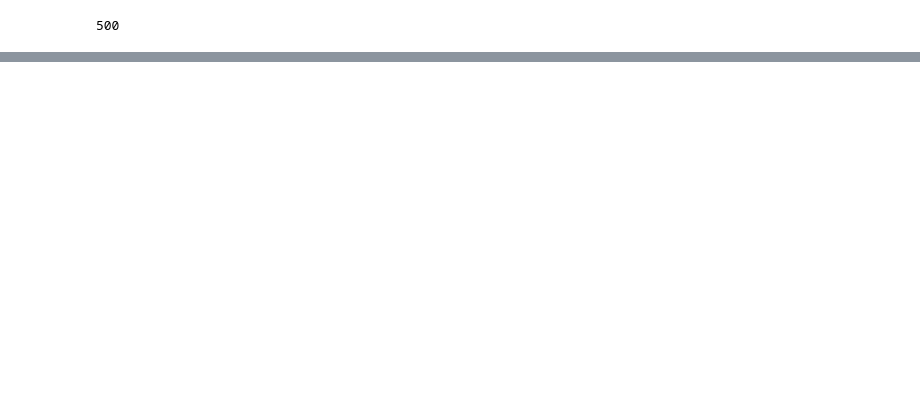
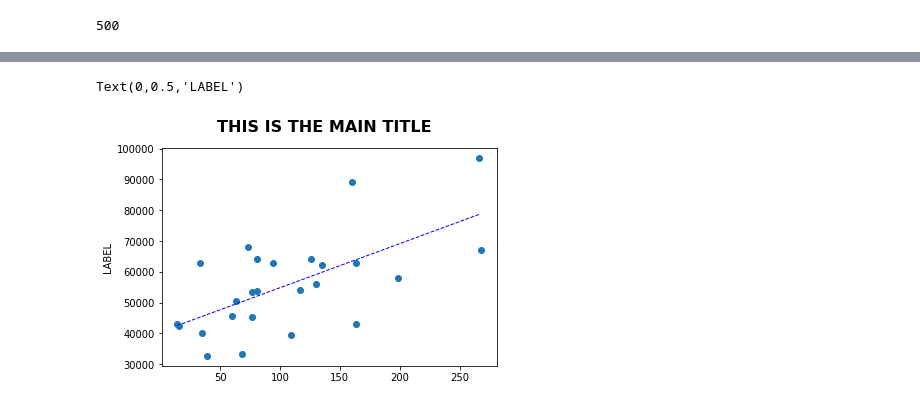
Before and after one commit to fnusandhiya/YELP, a Jupyter notebook: Business_DF.ipynb, the cells around one changed output, grey strips where cells are left out. Saved outputs shown, nothing was run; the diff lists cells and outputs as text; code cells hidden in the pictures; blank space fills up the shorter version.

```diff
--- a/Business_DF.ipynb
+++ b/Business_DF.ipynb
@@ -178,0 +273,10 @@ display_df
+# %%
+fig, (ax1) = plt.subplots(1, sharex=True)
+fig.suptitle("THIS IS THE MAIN TITLE", fontsize=16, fontweight="bold")
+
+ax1.scatter(x, y)
+ax1.plot(best_fit_x, fit, "b--", linewidth=1)
+ax1.set_ylabel("LABEL")
+# %% [output]
+Text(0,0.5,'LABEL')
+[figure, added]
```
Also changed, not shown: parts of 14 cells of this notebook.
